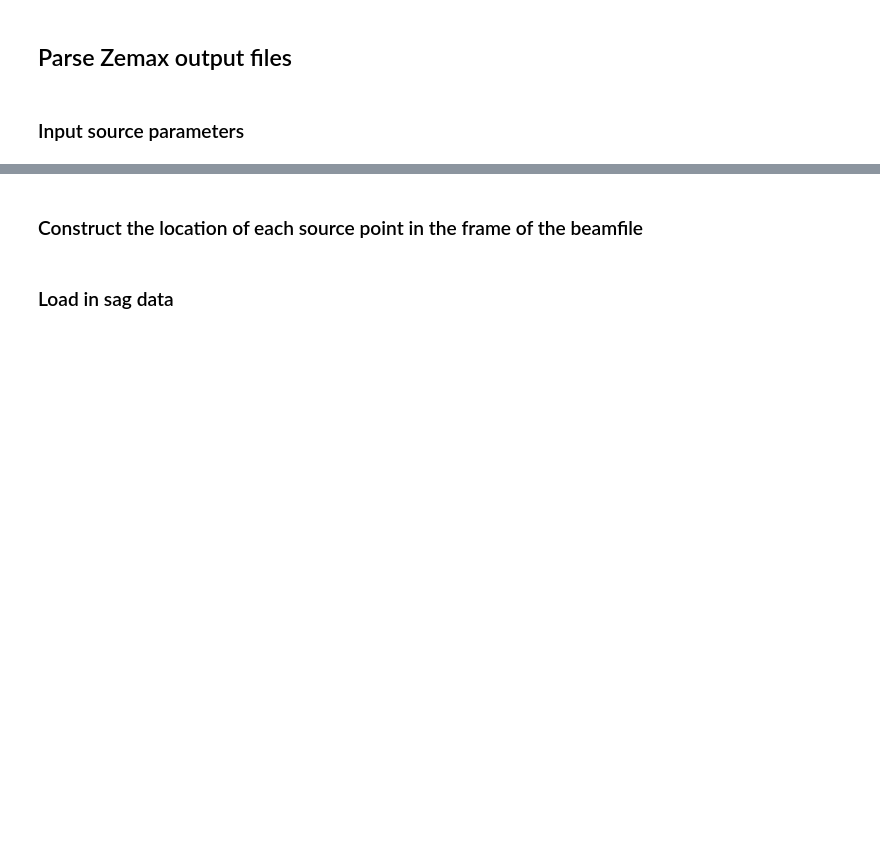
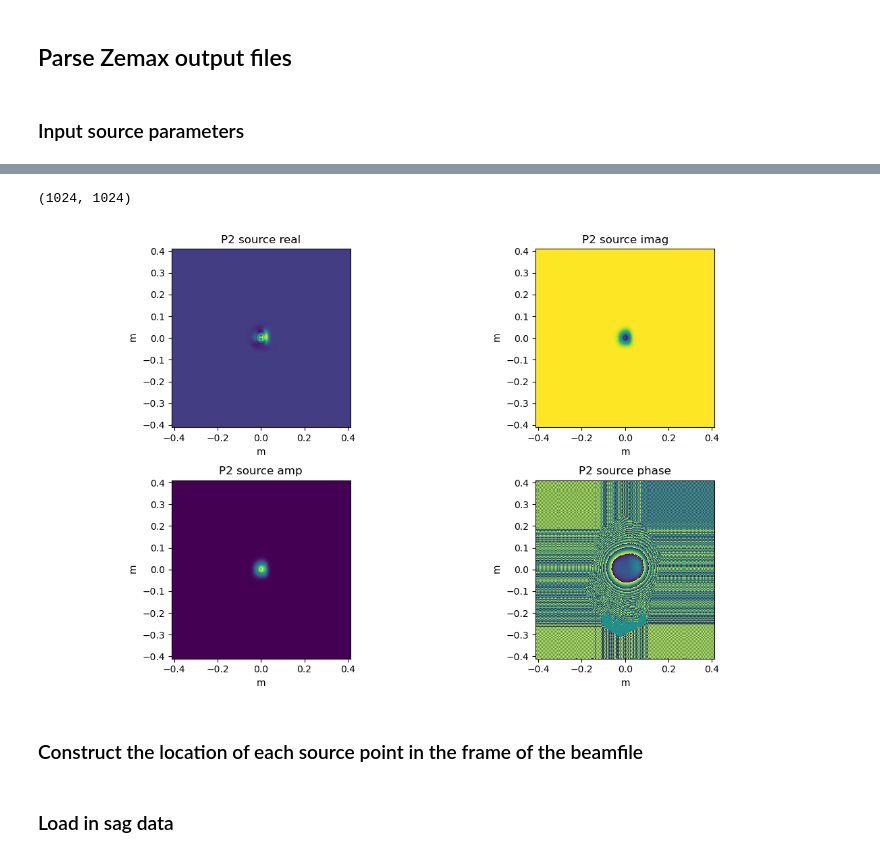
Before and after one commit to evanmayer/hotspot, a Jupyter notebook: verification/fresnel_zemax.ipynb, the cells around one changed output, grey strips where cells are left out. Saved outputs shown, nothing was run; the diff lists cells and outputs as text; code cells hidden in the pictures; blank space fills up the shorter version.

```diff
--- a/verification/fresnel_zemax.ipynb
+++ b/verification/fresnel_zemax.ipynb
@@ -81,3 +60,71 @@ fig.tight_layout()
+# %%
+src_surf_name = 'p2'
+src_zoom = 4
+dest_surf_name = 'p1'
+dest_zoom = 2
+
+# TODO: get f1 sag
+# TODO: get f1 launch prop report
+# TODO: get k3 sag
+# TODO: get k1 sag
+# %%
+# irradiance and phase data from POP beamfiles to a surface are output as arrays in a plane
+# propagating along the chief ray, with x,y axes perpendicular to it with some rotation.
+# The POP simulation starts at the same point every time, and terminates on a given surface.
+# From this surface, we export the POP data.
+direc = '/home/evanmayer/TIME_data/mirror_mapping/zemax/pop_system/TIME_data/'
+amp_file = src_surf_name + '_launch_irr.txt'
+phase_file = src_surf_name + '_launch_phase.txt'
+src_amp = np.genfromtxt(direc + amp_file, skip_header=15, encoding='utf-16')
+src_phase = np.genfromtxt(direc + phase_file, skip_header=15, encoding='utf-16')
+src = src_amp * np.cos(src_phase) + 1j * src_amp * np.sin(src_phase)
+
+# up/downsample src beamfile
+src = zoom(src, src_zoom)
+print(src.shape)
+
+assert(src.shape[0] == src.shape[1]), "Non-square input data!"
+N = src.shape[0]
+
+lambda_query = "Beam wavelength is "
+shape_query = "Display X "
+with open(direc + amp_file, encoding='utf-16') as f:
+    for line in f.readlines():
+        if line.startswith(lambda_query):
+            lambd = float(line.lstrip(lambda_query).split()[0])
+        if line.startswith(shape_query):
+            parts = line.lstrip(shape_query).split()
+            src_width = float(parts[2].rstrip(','))
+            src_height = float(parts[-2].rstrip(','))
+lambd = (lambd * u.micron).to(u.m)
+src_width = (src_width * u.mm).to(u.m)
+src_height = (src_height * u.mm).to(u.m)
+
+# src = circ_mask(src_width, src_height, N, (src_width / 2., src_height / 2.), src_width / 16.)
+
+xs = np.linspace(-src_width / 2, src_width / 2, N)
+ys = np.linspace(-src_height / 2, src_height / 2, N)
+xx, yy = np.meshgrid(xs, ys)
+zz = np.zeros_like(xx)
+
+fig, ax = plt.subplots(figsize=figsize, nrows=2, ncols=2)
+ax[0,0].pcolormesh(xx, yy, (src.real))
+ax[0,0].set_aspect('equal')
+ax[0,0].set_title(f'{src_surf_name.upper()} source real')
+ax[0,1].pcolormesh(xx, yy, (src.imag))
+ax[0,1].set_aspect('equal')
+ax[0,1].set_title(f'{src_surf_name.upper()} source imag')
+
+ax[1,0].pcolormesh(xx, yy, np.abs(src))
+ax[1,0].set_aspect('equal')
+ax[1,0].set_title(f'{src_surf_name.upper()} source amp')
+ax[1,1].pcolormesh(xx, yy, np.angle(src))
+ax[1,1].set_aspect('equal')
+ax[1,1].set_title(f'{src_surf_name.upper()} source phase')
+fig.tight_layout()
+# %% [output]
+(1024, 1024)
+[figure, added]
 # %% [markdown]
 ### Construct the location of each source point in the frame of the beamfile
 # %%
```
Also changed, not shown: parts of 20 cells of this notebook.
